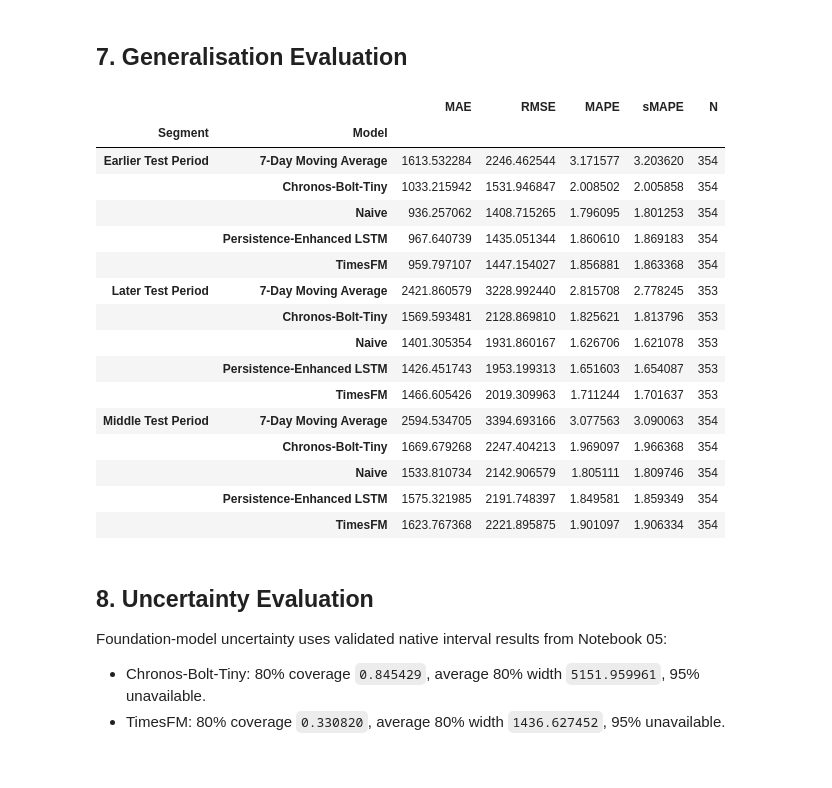
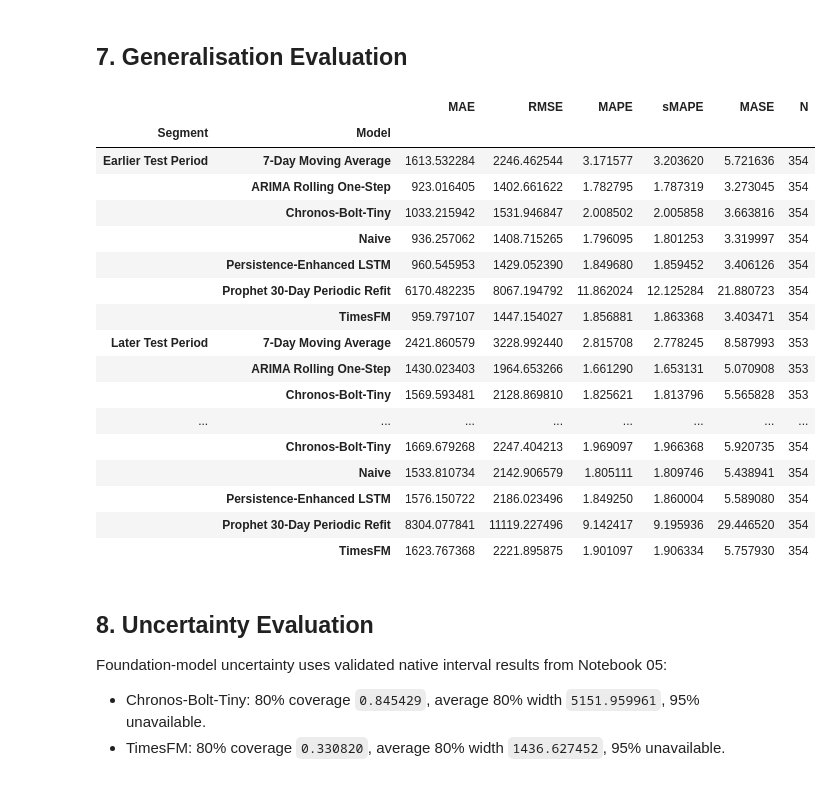
Before and after one commit to mdsoadsolaiman/Time-Series-Foundation-Models, a Jupyter notebook: notebooks/06_Trustworthiness.ipynb, the cells around one changed output. Saved outputs shown, nothing was run; the diff lists cells and outputs as text; code cells hidden in the pictures.

```diff
--- a/notebooks/06_Trustworthiness.ipynb
+++ b/notebooks/06_Trustworthiness.ipynb
@@ -52,6 +52,8 @@ expected_columns = [
     "Persistence_Enhanced_LSTM",
     "Chronos_Bolt_Tiny",
     "TimesFM",
+    "ARIMA_Rolling",
+    "Prophet_Periodic_Refit",
 ]
 
 missing_columns = [column for column in expected_columns if column not in forecast_results.columns]
@@ -62,11 +64,11 @@ forecast_results = forecast_results[expected_columns].sort_values("Timestamp").r
 forecast_results["Timestamp"] = pd.to_datetime(forecast_results["Timestamp"], utc=True)
 forecast_results = forecast_results.set_index("Timestamp")
 
-value_columns = ["Actual", "Naive", "Persistence_Enhanced_LSTM", "Chronos_Bolt_Tiny", "TimesFM"]
+value_columns = expected_columns[1:]
 
 artifact_validation = pd.DataFrame(
     [
-        {"Check": "Shape is (1061, 6) before Timestamp index", "Result": tuple(pd.read_csv(forecast_artifact_path).shape) == (1061, 6)},
+        {"Check": "Shape is (1061, 8) before Timestamp index", "Result": tuple(pd.read_csv(forecast_artifact_path).shape) == (1061, 8)},
         {"Check": "Timestamp unique", "Result": forecast_results.index.is_unique},
         {"Check": "Timestamp sorted", "Result": forecast_results.index.is_monotonic_increasing},
         {"Check": "No missing values", "Result": not forecast_results[value_columns].isna().any().any()},
@@ -77,7 +79,7 @@ artifact_validation = pd.DataFrame(
     ]
 )
 
-model_vector_frame = forecast_results[["Naive", "Persistence_Enhanced_LSTM", "Chronos_Bolt_Tiny", "TimesFM"]]
+model_vector_frame = forecast_results.drop(columns=["Actual"])
 duplicate_vector_rows = []
 for left_position, left_name in enumerate(model_vector_frame.columns):
     for right_name in model_vector_frame.columns[left_position + 1:]:
@@ -185,6 +199,8 @@ forecast_series = {
     "Persistence-Enhanced LSTM": forecast_results["Persistence_Enhanced_LSTM"].rename("Persistence-Enhanced LSTM"),
     "TimesFM": forecast_results["TimesFM"].rename("TimesFM"),
     "Chronos-Bolt-Tiny": forecast_results["Chronos_Bolt_Tiny"].rename("Chronos-Bolt-Tiny"),
+    "ARIMA Rolling One-Step": forecast_results["ARIMA_Rolling"].rename("ARIMA Rolling One-Step"),
+    "Prophet 30-Day Periodic Refit": forecast_results["Prophet_Periodic_Refit"].rename("Prophet 30-Day Periodic Refit"),
 }
 
 # Deterministic no-leakage 7-day moving average: prediction at t uses t-7 through t-1 only.
@@ -223,6 +239,7 @@ for model_name, forecast in forecast_series.items():
             "RMSE": rmse(y_test, forecast),
             "MAPE": mape(y_test, forecast),
             "sMAPE": smape(y_test, forecast),
+            "MASE": mase(y_test, forecast, train, seasonal_period=1),
             "N": len(pd.concat([y_test, forecast], axis=1).dropna()),
         }
     )
@@ -267,6 +286,7 @@ for regime_name, mask in regime_masks.items():
                 "RMSE": rmse(y_test.reindex(regime_index), forecast.reindex(regime_index)),
                 "MAPE": mape(y_test.reindex(regime_index), forecast.reindex(regime_index)),
                 "sMAPE": smape(y_test.reindex(regime_index), forecast.reindex(regime_index)),
+                "MASE": mase(y_test.reindex(regime_index), forecast.reindex(regime_index), train, seasonal_period=1),
                 "N": len(regime_index),
             }
         )
@@ -297,42 +317,44 @@ regime_performance
 # %%
 segment_rows = []
 for segment_name, segment_index in zip(
     ["Earlier Test Period", "Middle Test Period", "Later Test Period"],
     np.array_split(y_test.index, 3),
 ):
     for model_name, forecast in forecast_series.items():
         segment_rows.append(
             {
                 "Segment": segment_name,
                 "Model": model_name,
                 "MAE": mae(y_test.reindex(segment_index), forecast.reindex(segment_index)),
                 "RMSE": rmse(y_test.reindex(segment_index), forecast.reindex(segment_index)),
                 "MAPE": mape(y_test.reindex(segment_index), forecast.reindex(segment_index)),
                 "sMAPE": smape(y_test.reindex(segment_index), forecast.reindex(segment_index)),
+                "MASE": mase(y_test.reindex(segment_index), forecast.reindex(segment_index), train, seasonal_period=1),
                 "N": len(segment_index),
             }
         )
 
 segment_generalisation = pd.DataFrame(segment_rows).set_index(["Segment", "Model"]).sort_index()
 segment_generalisation
 # %% [output]
-|  |  | MAE | RMSE | MAPE | sMAPE | N |
-| Segment | Model |  |  |  |  |  |
-| Earlier Test Period | 7-Day Moving Average | 1613.532284 | 2246.462544 | 3.171577 | 3.203620 | 354 |
-|  | Chronos-Bolt-Tiny | 1033.215942 | 1531.946847 | 2.008502 | 2.005858 | 354 |
-|  | Naive | 936.257062 | 1408.715265 | 1.796095 | 1.801253 | 354 |
-|  | Persistence-Enhanced LSTM | 967.640739 | 1435.051344 | 1.860610 | 1.869183 | 354 |
-|  | TimesFM | 959.797107 | 1447.154027 | 1.856881 | 1.863368 | 354 |
-| Later Test Period | 7-Day Moving Average | 2421.860579 | 3228.992440 | 2.815708 | 2.778245 | 353 |
-|  | Chronos-Bolt-Tiny | 1569.593481 | 2128.869810 | 1.825621 | 1.813796 | 353 |
-|  | Naive | 1401.305354 | 1931.860167 | 1.626706 | 1.621078 | 353 |
-|  | Persistence-Enhanced LSTM | 1426.451743 | 1953.199313 | 1.651603 | 1.654087 | 353 |
-|  | TimesFM | 1466.605426 | 2019.309963 | 1.711244 | 1.701637 | 353 |
-| Middle Test Period | 7-Day Moving Average | 2594.534705 | 3394.693166 | 3.077563 | 3.090063 | 354 |
-|  | Chronos-Bolt-Tiny | 1669.679268 | 2247.404213 | 1.969097 | 1.966368 | 354 |
-|  | Naive | 1533.810734 | 2142.906579 | 1.805111 | 1.809746 | 354 |
-|  | Persistence-Enhanced LSTM | 1575.321985 | 2191.748397 | 1.849581 | 1.859349 | 354 |
-|  | TimesFM | 1623.767368 | 2221.895875 | 1.901097 | 1.906334 | 354 |
+|  |  | MAE | RMSE | MAPE | sMAPE | MASE | N |
+| Segment | Model |  |  |  |  |  |  |
+| Earlier Test Period | 7-Day Moving Average | 1613.532284 | 2246.462544 | 3.171577 | 3.203620 | 5.721636 | 354 |
+|  | ARIMA Rolling One-Step | 923.016405 | 1402.661622 | 1.782795 | 1.787319 | 3.273045 | 354 |
+|  | Chronos-Bolt-Tiny | 1033.215942 | 1531.946847 | 2.008502 | 2.005858 | 3.663816 | 354 |
+|  | Naive | 936.257062 | 1408.715265 | 1.796095 | 1.801253 | 3.319997 | 354 |
+|  | Persistence-Enhanced LSTM | 960.545953 | 1429.052390 | 1.849680 | 1.859452 | 3.406126 | 354 |
+|  | Prophet 30-Day Periodic Refit | 6170.482235 | 8067.194792 | 11.862024 | 12.125284 | 21.880723 | 354 |
+|  | TimesFM | 959.797107 | 1447.154027 | 1.856881 | 1.863368 | 3.403471 | 354 |
+| Later Test Period | 7-Day Moving Average | 2421.860579 | 3228.992440 | 2.815708 | 2.778245 | 8.587993 | 353 |
+|  | ARIMA Rolling One-Step | 1430.023403 | 1964.653266 | 1.661290 | 1.653131 | 5.070908 | 353 |
+|  | Chronos-Bolt-Tiny | 1569.593481 | 2128.869810 | 1.825621 | 1.813796 | 5.565828 | 353 |
+| ... | ... | ... | ... | ... | ... | ... | ... |
+|  | Chronos-Bolt-Tiny | 1669.679268 | 2247.404213 | 1.969097 | 1.966368 | 5.920735 | 354 |
+|  | Naive | 1533.810734 | 2142.906579 | 1.805111 | 1.809746 | 5.438941 | 354 |
+|  | Persistence-Enhanced LSTM | 1576.150722 | 2186.023496 | 1.849250 | 1.860004 | 5.589080 | 354 |
+|  | Prophet 30-Day Periodic Refit | 8304.077841 | 11119.227496 | 9.142417 | 9.195936 | 29.446520 | 354 |
+|  | TimesFM | 1623.767368 | 2221.895875 | 1.901097 | 1.906334 | 5.757930 | 354 |
 # %% [markdown]
 ## 8. Uncertainty Evaluation
 
```
Also changed, not shown: parts of 11 cells of this notebook, 5 other files.
